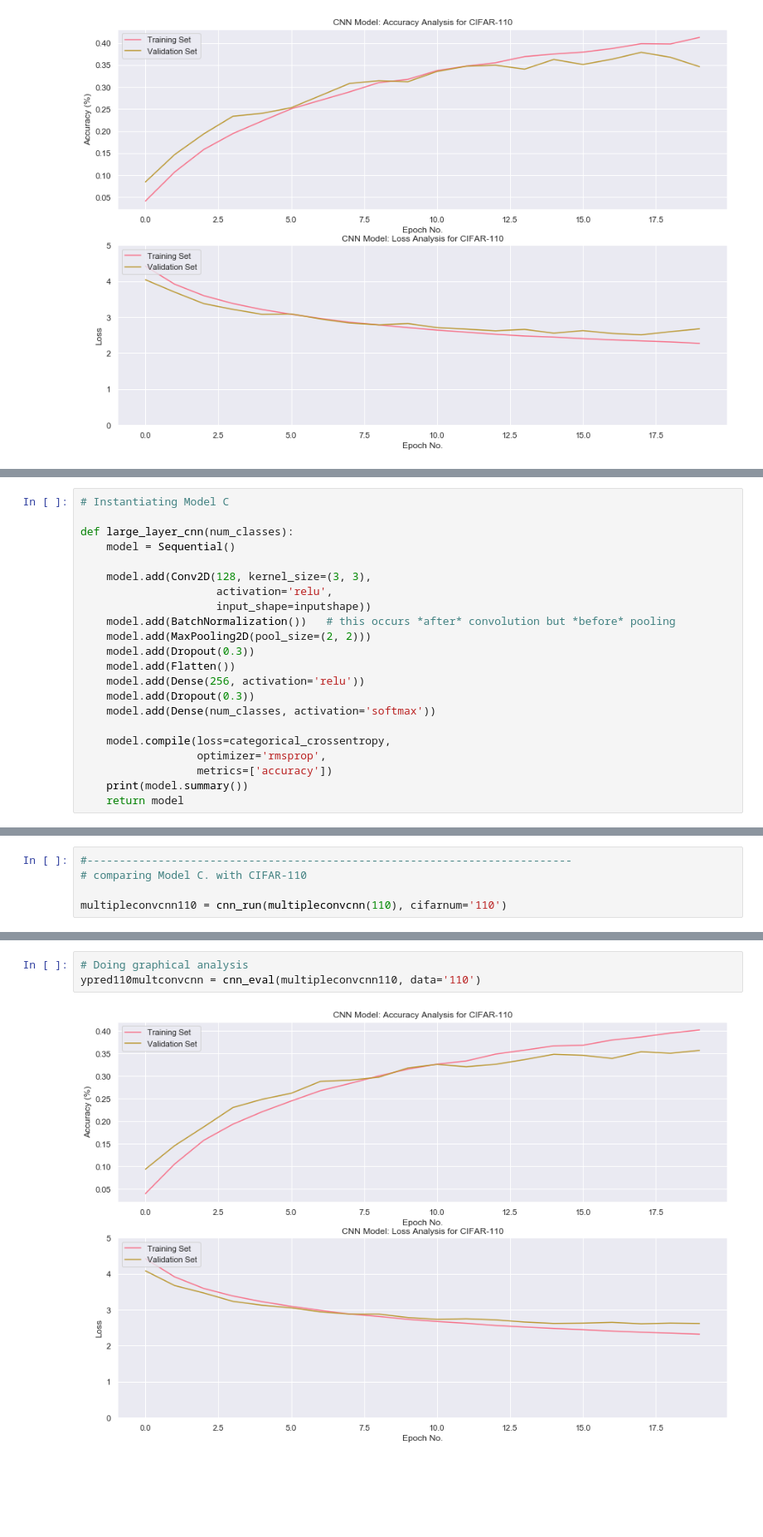
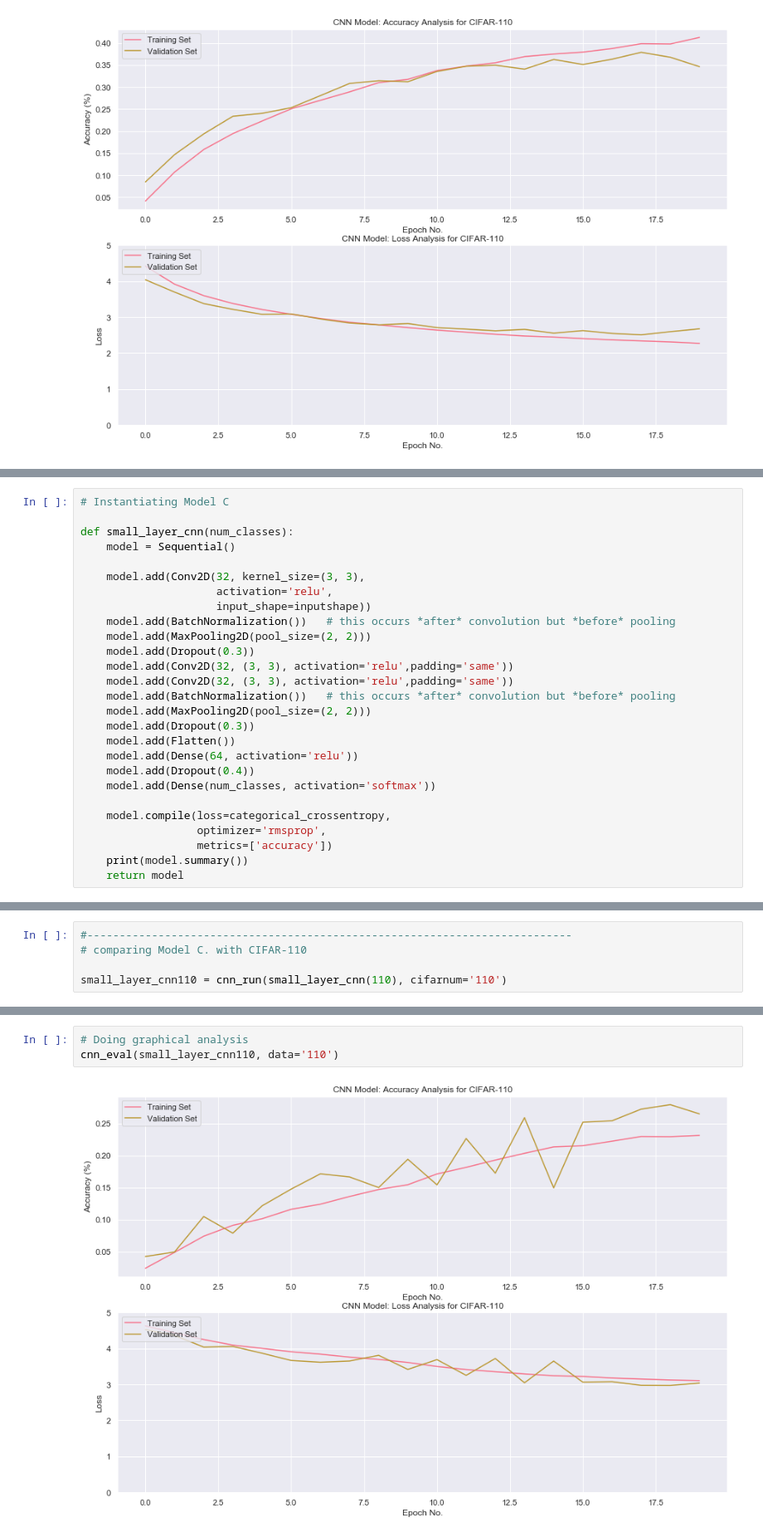
Before and after one commit to jafonte01/CAPSTONE---FINAL, a Jupyter notebook: Final Capstone Project.ipynb, the cells around one changed output, grey strips where cells are left out. Shown at 83% size. Drawn from its saved outputs; the diff is of its cells as text; blank space fills up the shorter version.

Commit message:
Fixed all cnn's, updated conclusions, updated conclusion graphs

```diff
--- a/Final Capstone Project.ipynb
+++ b/Final Capstone Project.ipynb
@@ -1975,18 +1939,23 @@ A large problem with both Models A and B is the enormously long length of time t
 # %%
 # Instantiating Model C
 
-def large_layer_cnn(num_classes):
+def small_layer_cnn(num_classes):
     model = Sequential()
 
-    model.add(Conv2D(128, kernel_size=(3, 3),
+    model.add(Conv2D(32, kernel_size=(3, 3),
                      activation='relu',
                      input_shape=inputshape))
     model.add(BatchNormalization())   # this occurs *after* convolution but *before* pooling
     model.add(MaxPooling2D(pool_size=(2, 2)))
     model.add(Dropout(0.3))
+    model.add(Conv2D(32, (3, 3), activation='relu',padding='same'))
+    model.add(Conv2D(32, (3, 3), activation='relu',padding='same'))
+    model.add(BatchNormalization())   # this occurs *after* convolution but *before* pooling
+    model.add(MaxPooling2D(pool_size=(2, 2)))
+    model.add(Dropout(0.3))
     model.add(Flatten())
-    model.add(Dense(256, activation='relu'))
-    model.add(Dropout(0.3))
+    model.add(Dense(64, activation='relu'))
+    model.add(Dropout(0.4))
     model.add(Dense(num_classes, activation='softmax'))
 
     model.compile(loss=categorical_crossentropy,
@@ -2024,7 +1993,7 @@ ypred10multconvcnn = cnn_eval(multipleconvcnn10, data='10')
 #---------------------------------------------------------------------------
 # comparing Model C. with CIFAR-110
 
-multipleconvcnn110 = cnn_run(multipleconvcnn(110), cifarnum='110')
+small_layer_cnn110 = cnn_run(small_layer_cnn(110), cifarnum='110')
 # %% [output]
 _________________________________________________________________
 Layer (type)                 Output Shape              Param #
@@ -2046,5 +2015,5 @@ This model took 1608 seconds to run.
 # %%
 # Doing graphical analysis
-ypred110multconvcnn = cnn_eval(multipleconvcnn110, data='110')
+cnn_eval(small_layer_cnn110, data='110')
 # %% [output]
-[figure, old version]
+[figure, new version]
```
Also changed, not shown: parts of 29 cells of this notebook.
